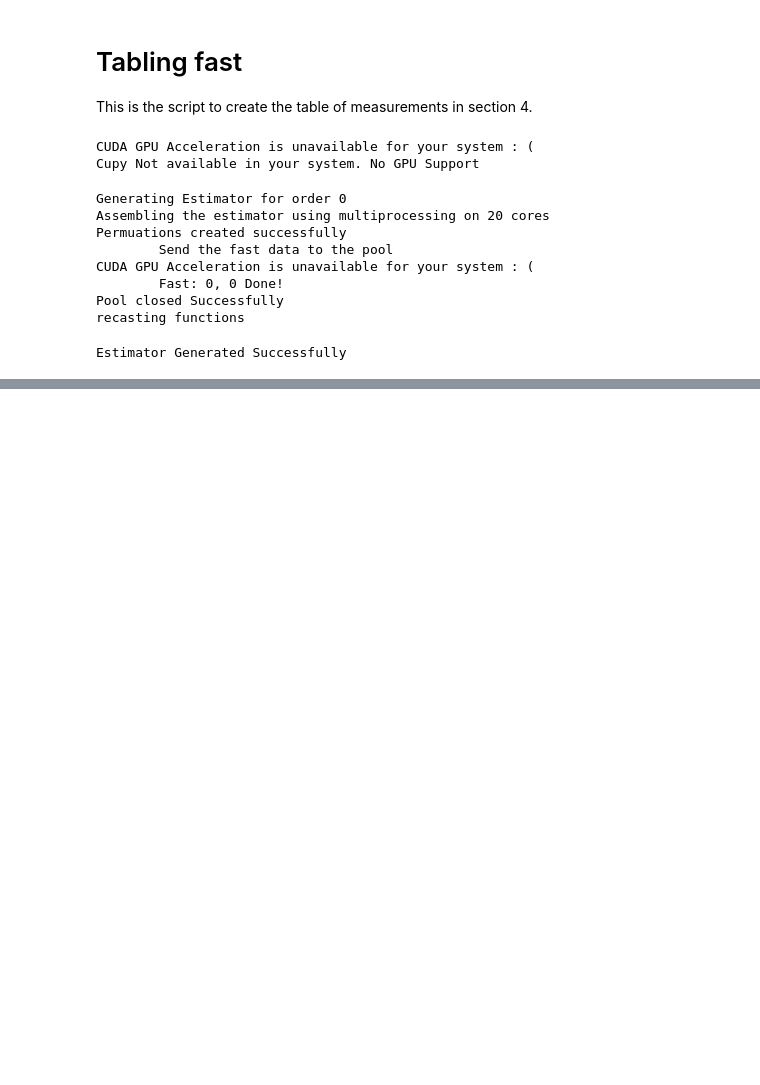
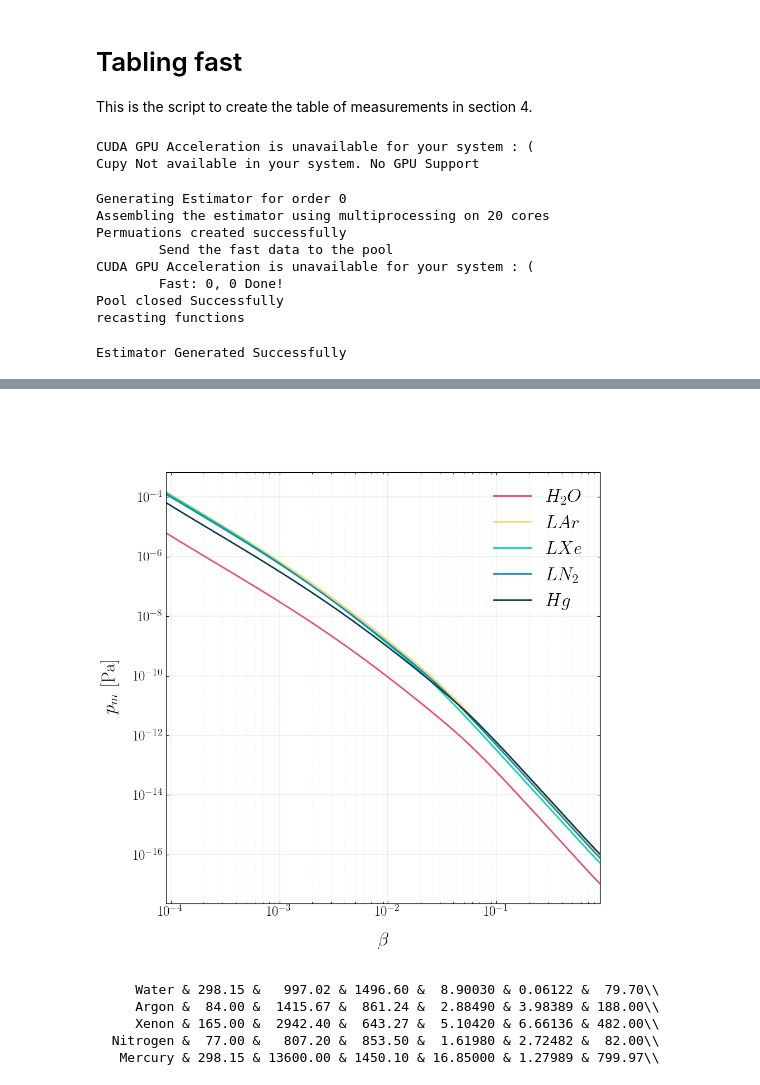
Before and after one commit to nyuad-astroparticle/LXe-Phonon, a Jupyter notebook: Simulation/0.MIP_Signal/Table_fast.ipynb, the cells around one changed output, grey strips where cells are left out. Drawn from its saved outputs; the diff is of its cells as text; code cells hidden in the pictures; blank space fills up the shorter version.

```diff
--- a/Simulation/0.MIP_Signal/Table_fast.ipynb
+++ b/Simulation/0.MIP_Signal/Table_fast.ipynb
@@ -289,0 +370,49 @@ ax.set_xlim(0,M_max)
+# %%
+# Plot peak pressure as a function of velocity
+V = 10.**np.linspace(-5,-1,100) * 9 * c.c
+r = 1e-2
+Ps = []
+
+# Calculate the pressures
+for v in tqdm(V):
+    fmax, pressure, results = max_pressure_fluids(r,v,fluids,particles[0],method='nelder-mead',E=E,G=G,VERBOSE=False)
+    Ps.append(pressure)
+Ps = np.array(Ps).T
+
+# Create the figure
+fig = plt.figure(figsize=(10,10),dpi=100)
+ax  = fig.add_subplot(111)
+
+# Plot the Pressure
+for i,p in enumerate(Ps):
+    ax.plot(V/c.c,p,label=fluids[i].name)
+
+# Formatting
+ax.set_xscale('log')
+ax.set_yscale('log')
+ax.legend(frameon=False)
+ax.set_xlim(min(V/c.c),max(V/c.c))
+ax.tick_params(axis='both',which='major',direction='in',top=True,right=True,labelsize=18)
+ax.tick_params(axis='both',which='minor',direction='in',top=True,right=True,labelsize=0)
+ax.xaxis.set_minor_locator(LogLocator(base=10.,subs='all'))
+ax.grid(axis='both', which='major', lw=0.25)
+ax.grid(axis='both', which='minor', lw=0.2, ls=':')
+ax.set_xlabel(r'$\beta$',labelpad=18)
+ax.set_ylabel(r'$p_m$ [Pa]',labelpad=18);
+# %% [output]
+[figure, added]
+# %%
+# Plot peak pressure as a function of velocity
+
+Temperatures = [298.15,84,165,77,298.15]
+Names        = ['Water','Argon','Xenon','Nitrogen','Mercury']
+
+for t,f,n in zip(Temperatures,fluids,Names):
+    # print("%3s: %6.2f %8.2f %7.2f %8.5f %7.5f %6.2f" % (n,t,f.rest_density,f.sound_speed,f.viscosity*1e4, f.thermal_expansion/f.specific_heat*1e6,f.mean_excitation_energy/c.eV))
+    print("%10s & %6.2f & %8.2f & %7.2f & %8.5f & %7.5f & %6.2f\\\\" % (n,t,f.rest_density,f.sound_speed,f.viscosity*1e4, f.thermal_expansion/f.specific_heat*1e6,f.mean_excitation_energy/c.eV))
+# %% [output]
+     Water & 298.15 &   997.02 & 1496.60 &  8.90030 & 0.06122 &  79.70\\
+     Argon &  84.00 &  1415.67 &  861.24 &  2.88490 & 3.98389 & 188.00\\
+     Xenon & 165.00 &  2942.40 &  643.27 &  5.10420 & 6.66136 & 482.00\\
+  Nitrogen &  77.00 &   807.20 &  853.50 &  1.61980 & 2.72482 &  82.00\\
+   Mercury & 298.15 & 13600.00 & 1450.10 & 16.85000 & 1.27989 & 799.97\\
```
Also changed, not shown: parts of 10 cells of this notebook, 7 other files.
